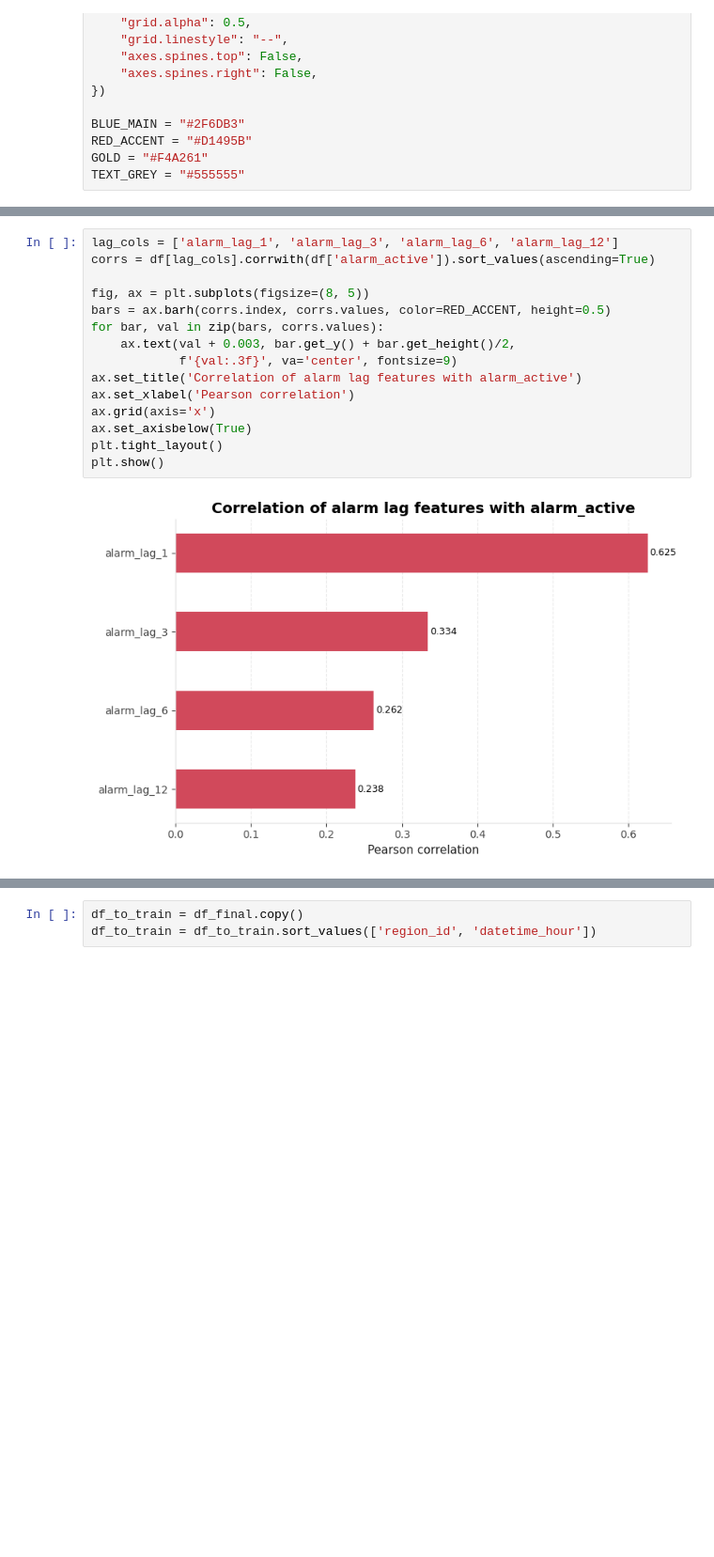
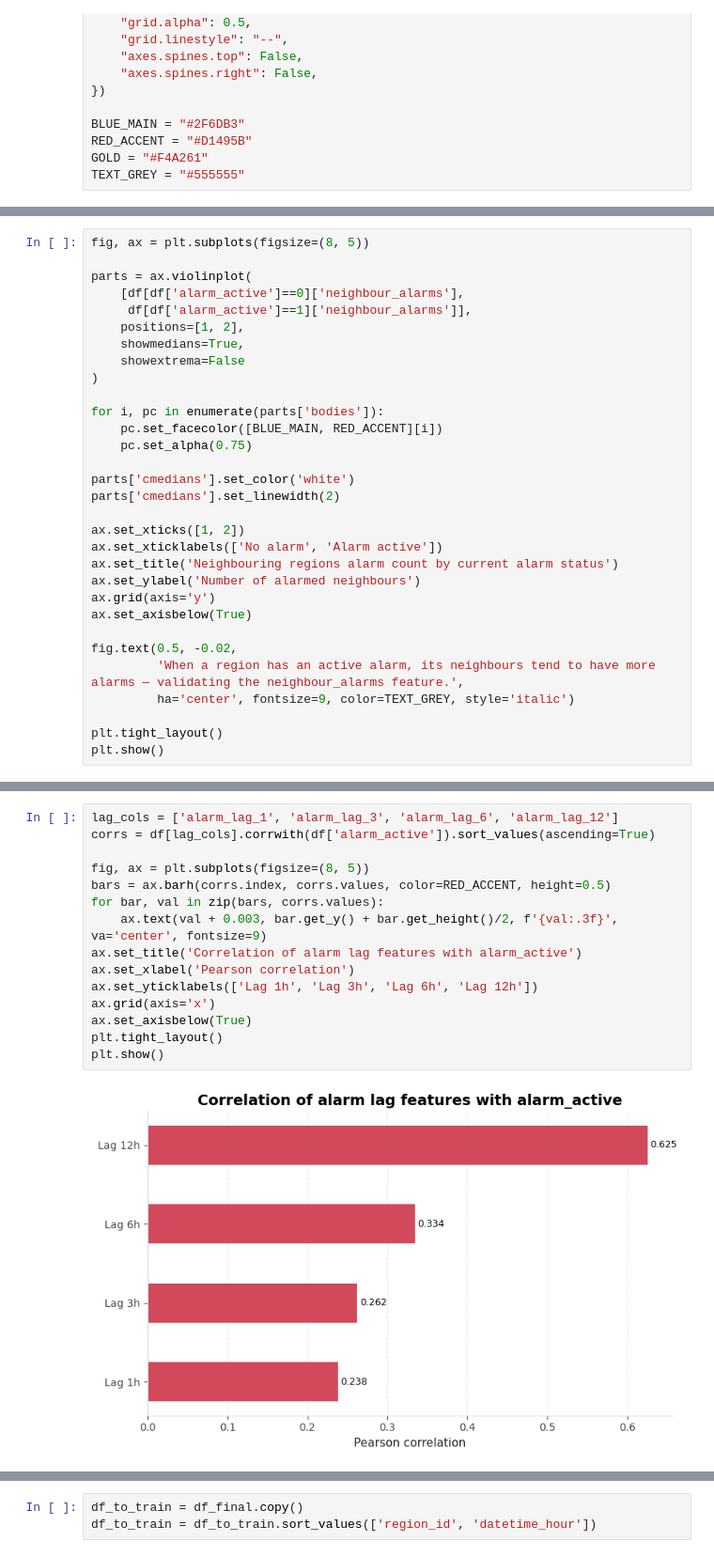
Before and after one commit to khorunzhaviktoriia/war-events-predictor-saas, a Jupyter notebook: forecasting/data_merge_feature_engineering.ipynb, the cells around one changed output, grey strips where cells are left out. Shown at 94% size. Drawn from its saved outputs; the diff is of its cells as text; blank space fills up the shorter version.

```diff
--- a/forecasting/data_merge_feature_engineering.ipynb
+++ b/forecasting/data_merge_feature_engineering.ipynb
@@ -939,0 +926,31 @@ plt.show()
+# %%
+fig, ax = plt.subplots(figsize=(8, 5))
+
+parts = ax.violinplot(
+    [df[df['alarm_active']==0]['neighbour_alarms'],
+     df[df['alarm_active']==1]['neighbour_alarms']],
+    positions=[1, 2],
+    showmedians=True,
+    showextrema=False
+)
+
+for i, pc in enumerate(parts['bodies']):
+    pc.set_facecolor([BLUE_MAIN, RED_ACCENT][i])
+    pc.set_alpha(0.75)
+
+parts['cmedians'].set_color('white')
+parts['cmedians'].set_linewidth(2)
+
+ax.set_xticks([1, 2])
+ax.set_xticklabels(['No alarm', 'Alarm active'])
+ax.set_title('Neighbouring regions alarm count by current alarm status')
+ax.set_ylabel('Number of alarmed neighbours')
+ax.grid(axis='y')
+ax.set_axisbelow(True)
+
+fig.text(0.5, -0.02,
+         'When a region has an active alarm, its neighbours tend to have more alarms — validating the neighbour_alarms feature.',
+         ha='center', fontsize=9, color=TEXT_GREY, style='italic')
+
+plt.tight_layout()
+plt.show()
@@ -984,18 +1002,18 @@ m
 # %%
 lag_cols = ['alarm_lag_1', 'alarm_lag_3', 'alarm_lag_6', 'alarm_lag_12']
 corrs = df[lag_cols].corrwith(df['alarm_active']).sort_values(ascending=True)
 
 fig, ax = plt.subplots(figsize=(8, 5))
 bars = ax.barh(corrs.index, corrs.values, color=RED_ACCENT, height=0.5)
 for bar, val in zip(bars, corrs.values):
-    ax.text(val + 0.003, bar.get_y() + bar.get_height()/2,
-            f'{val:.3f}', va='center', fontsize=9)
+    ax.text(val + 0.003, bar.get_y() + bar.get_height()/2, f'{val:.3f}', va='center', fontsize=9)
 ax.set_title('Correlation of alarm lag features with alarm_active')
 ax.set_xlabel('Pearson correlation')
+ax.set_yticklabels(['Lag 1h', 'Lag 3h', 'Lag 6h', 'Lag 12h'])
 ax.grid(axis='x')
 ax.set_axisbelow(True)
 plt.tight_layout()
 plt.show()
 # %% [output]
-[figure, old version]
+[figure, new version]
 # %%
```
Also changed, not shown: parts of 23 cells of this notebook.
